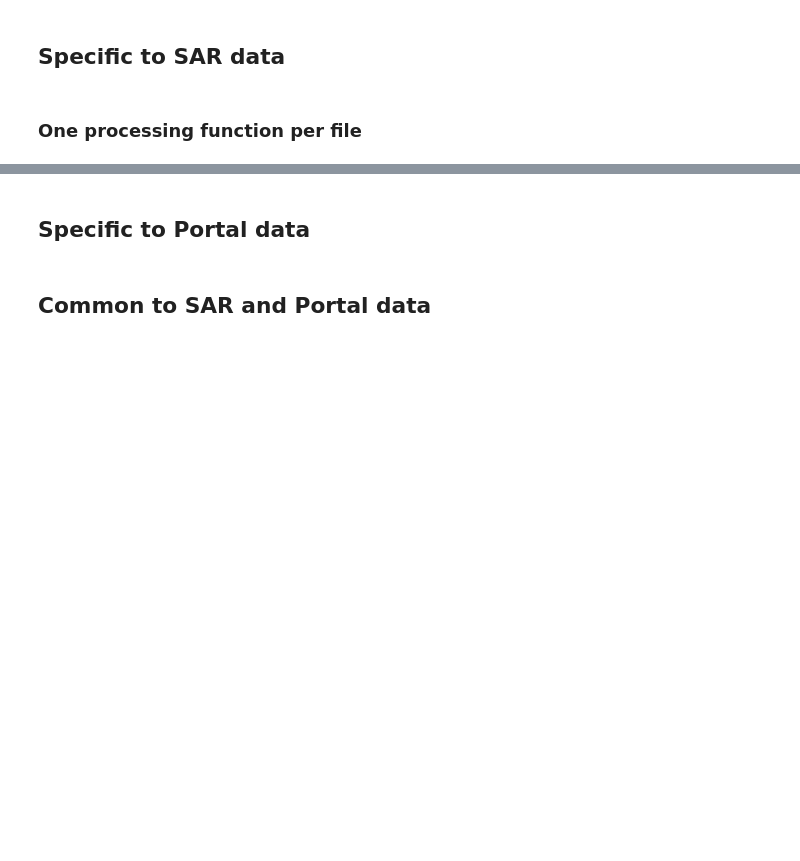
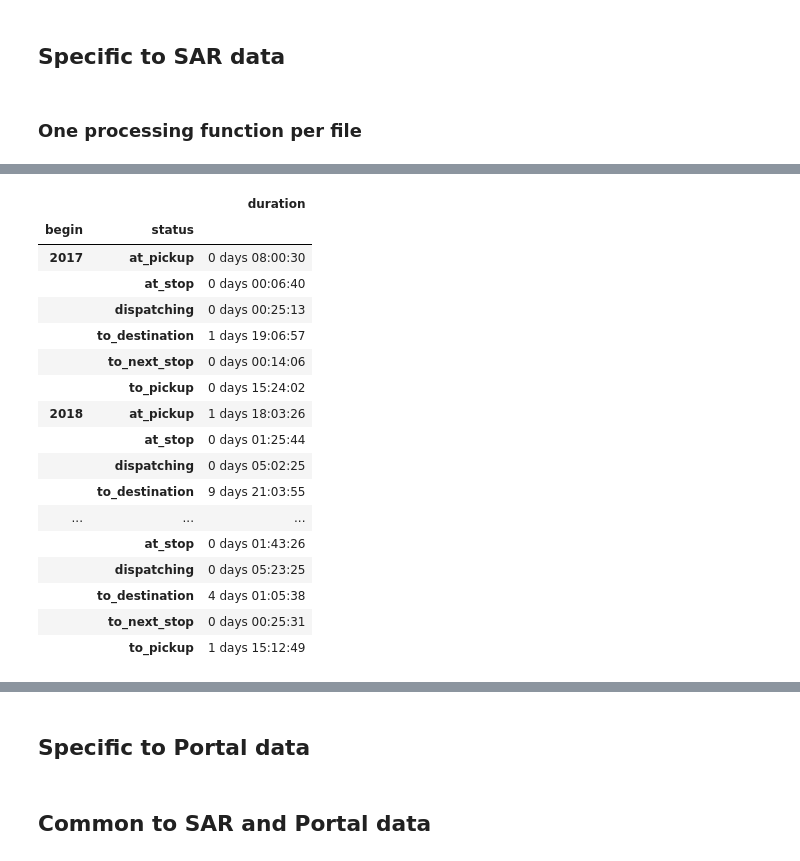
Before and after one commit to hestiaAI/uber-analysis, a Jupyter notebook: Analysis.ipynb, the cells around one changed output, grey strips where cells are left out. Cells and saved outputs as stored; diff of their text form; code cells hidden in the pictures; blank space fills up the shorter version.

```diff
--- a/Analysis.ipynb
+++ b/Analysis.ipynb
@@ -188,0 +220,22 @@ def process_trip_status(path: str | Path) -> pd.DataFrame:
+# %%
+trip_status['duration'] = trip_status['end'] - trip_status['begin']
+trip_status.groupby([trip_status.begin.dt.year, 'status']).agg({'duration': 'sum'})
+# %% [output]
+|  |  | duration |
+| begin | status |  |
+| 2017 | at_pickup | 0 days 08:00:30 |
+|  | at_stop | 0 days 00:06:40 |
+|  | dispatching | 0 days 00:25:13 |
+|  | to_destination | 1 days 19:06:57 |
+|  | to_next_stop | 0 days 00:14:06 |
+|  | to_pickup | 0 days 15:24:02 |
+| 2018 | at_pickup | 1 days 18:03:26 |
+|  | at_stop | 0 days 01:25:44 |
+|  | dispatching | 0 days 05:02:25 |
+|  | to_destination | 9 days 21:03:55 |
+| ... | ... | ... |
+|  | at_stop | 0 days 01:43:26 |
+|  | dispatching | 0 days 05:23:25 |
+|  | to_destination | 4 days 01:05:38 |
+|  | to_next_stop | 0 days 00:25:31 |
+|  | to_pickup | 1 days 15:12:49 |
```
Also changed, not shown: parts of 10 cells of this notebook.
